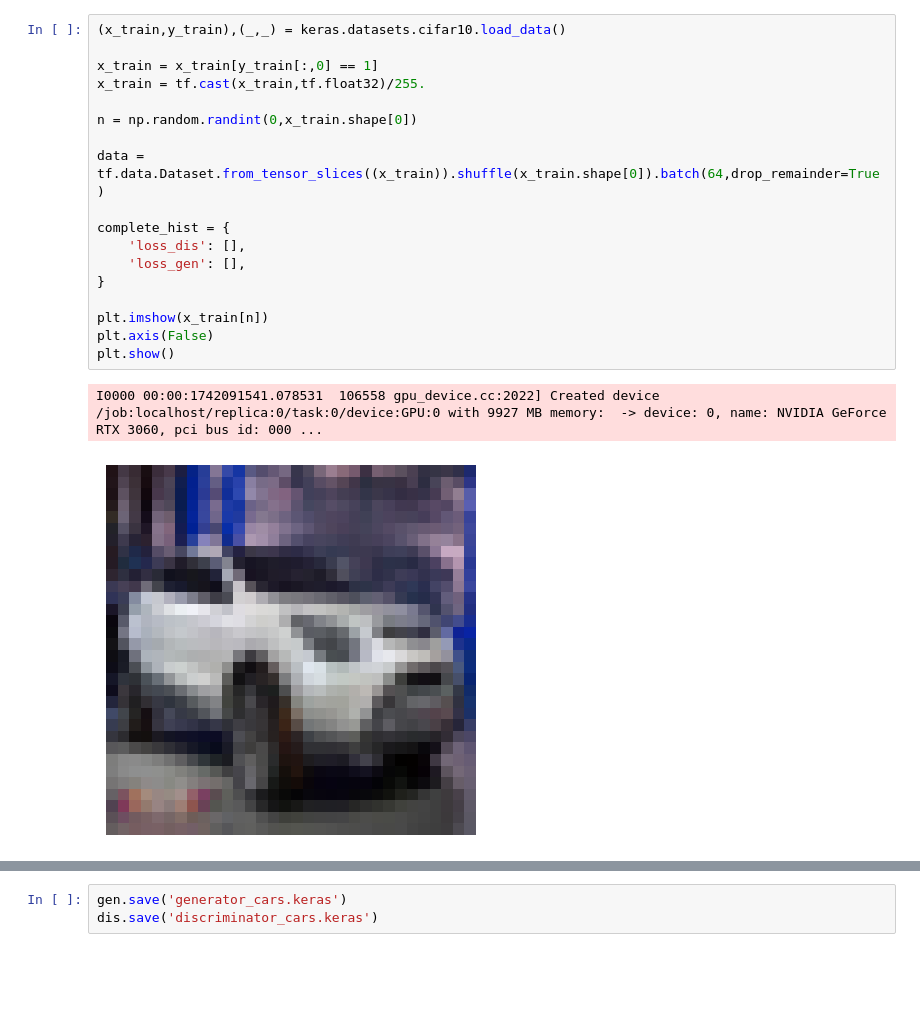
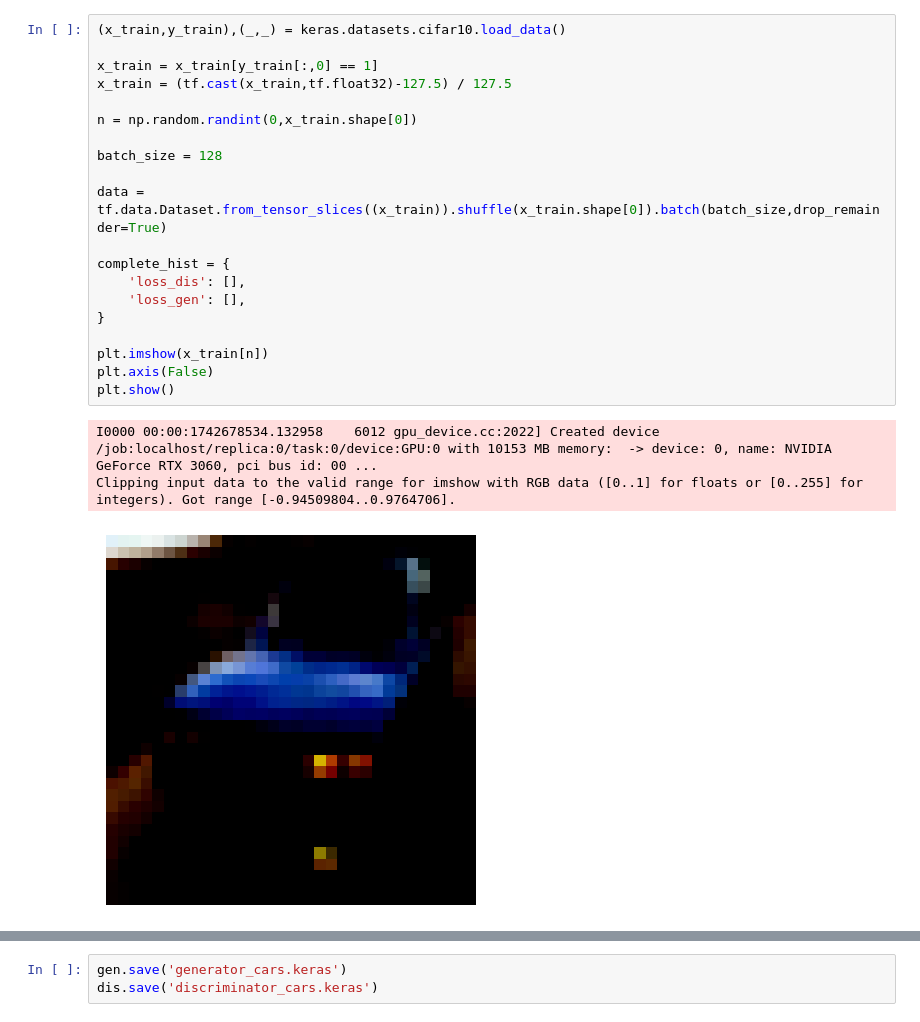
Before and after one commit to Villeneve/GAN_Cifar10, a Jupyter notebook: GAN-cifar10.ipynb, the cells around one changed output, grey strips where cells are left out. Drawn from its saved outputs; the diff is of its cells as text; blank space fills up the shorter version.

```diff
--- a/GAN-cifar10.ipynb
+++ b/GAN-cifar10.ipynb
@@ -14,21 +14,24 @@ To enable the following instructions: AVX2 FMA, in other operations, rebuild Ten
 # %%
 (x_train,y_train),(_,_) = keras.datasets.cifar10.load_data()
 
 x_train = x_train[y_train[:,0] == 1]
-x_train = tf.cast(x_train,tf.float32)/255.
+x_train = (tf.cast(x_train,tf.float32)-127.5) / 127.5
 
 n = np.random.randint(0,x_train.shape[0])
 
-data = tf.data.Dataset.from_tensor_slices((x_train)).shuffle(x_train.shape[0]).batch(64,drop_remainder=True)
+batch_size = 128
+
+data = tf.data.Dataset.from_tensor_slices((x_train)).shuffle(x_train.shape[0]).batch(batch_size,drop_remainder=True)
 
 complete_hist = {
     'loss_dis': [],
     'loss_gen': [],
 }
 
 plt.imshow(x_train[n])
 plt.axis(False)
 plt.show()
 # %% [output]
-I0000 00:00:1742091541.078531  106558 gpu_device.cc:2022] Created device /job:localhost/replica:0/task:0/device:GPU:0 with 9927 MB memory:  -> device: 0, name: NVIDIA GeForce RTX 3060, pci bus id: 000 ...
+I0000 00:00:1742678534.132958    6012 gpu_device.cc:2022] Created device /job:localhost/replica:0/task:0/device:GPU:0 with 10153 MB memory:  -> device: 0, name: NVIDIA GeForce RTX 3060, pci bus id: 00 ...
+Clipping input data to the valid range for imshow with RGB data ([0..1] for floats or [0..255] for integers). Got range [-0.94509804..0.9764706].
-[figure, old version]
+[figure, new version]
```
Also changed, not shown: parts of 8 cells of this notebook, 4 other files.
